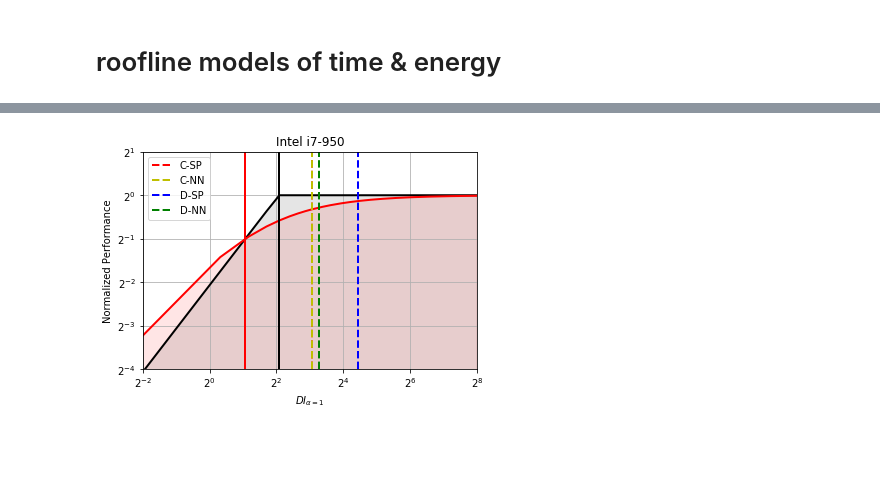
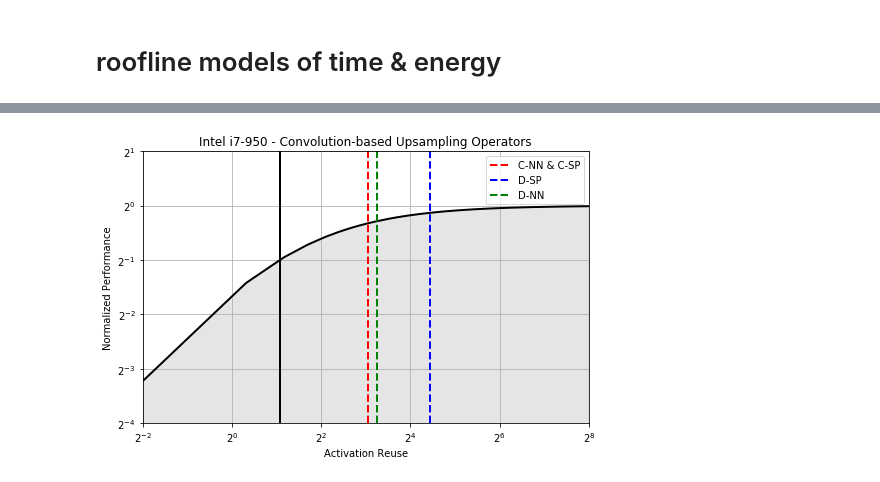
Before and after one commit to icolbert/upsampling, a Jupyter notebook: Comparing Optimization Criteria for Convolution-based Upsampling.ipynb, the cells around one changed output, grey strips where cells are left out. Drawn from its saved outputs; the diff is of its cells as text; code cells hidden in the pictures; blank space fills up the shorter version.

Commit message:
Update data reuse arithmetic

```diff
--- a/Comparing Optimization Criteria for Convolution-based Upsampling.ipynb
+++ b/Comparing Optimization Criteria for Convolution-based Upsampling.ipynb
@@ -457,43 +704,107 @@ H = 1024
 K = 3
 C = 3
 
 Bt = 4.2 # 32-bit
 Be = 2.1 # 32-bit
 
 I = np.arange(0.25, 256)
 T = np.minimum(1, I/Bt) # time throughput model
 E = 1 / (1 + (Be / I))
 
-plt.figure()
+plt.figure(figsize=(8,5))
 
-plt.plot(I, T, linewidth=2, color='k')
-plt.fill_between(I, 0, T, color='k', alpha=0.1)
-plt.plot(I, E, linewidth=2, color='r')
-plt.fill_between(I, 0, E, color='r', alpha=0.1)
+# plt.plot(I, T, linewidth=2, color='k')
+# plt.fill_between(I, 0, T, color='k', alpha=0.1)
+plt.plot(I, E, linewidth=2, color='k')
+plt.fill_between(I, 0, E, color='k', alpha=0.1)
 
-plt.axvline(Bt, linewidth=2, color='k')
-plt.axvline(Be, linewidth=2, color='r')
+# plt.axvline(Bt, linewidth=2, color='k')
+plt.axvline(Be, linewidth=2, color='k')
 
-macs, _, activations = sub_pixel_convolution_data_reuse_patterns(r=r, H=H, K=K, C=C)
-plt.axvline(macs / activations, linestyle='--', linewidth=2, color='r', label="C-SP")
+# macs, _, activations = sub_pixel_convolution_data_reuse_patterns(r=r, H=H, K=K, C=C)
+# plt.axvline(macs / activations, linestyle='--', linewidth=2, color='r', label="C-SP")
 macs, _, activations = NN_resize_convolution_data_reuse_patterns(r=r, H=H, K=K, C=C)
-plt.axvline(macs / activations, linestyle='--', linewidth=2, color='y', label="C-NN")
+plt.axvline(macs / activations, linestyle='--', linewidth=2, color='r', label="C-NN & C-SP")
 macs, _, activations = reverse_looping_deconvolution_data_reuse_patterns(r=r, H=H, K=K, C=C, original_operator="D-SP")
 plt.axvline(macs / activations, linestyle='--', linewidth=2, color='b', label="D-SP")
 macs, _, activations = reverse_looping_deconvolution_data_reuse_patterns(r=r, H=H, K=K, C=C, original_operator="D-NN")
 plt.axvline(macs / activations, linestyle='--', linewidth=2, color='g', label="D-NN")
 
 plt.legend(loc='best')
 
-plt.title("Intel i7-950")
+plt.title("Intel i7-950 - Convolution-based Upsampling Operators")
 plt.xscale("log", basex=2)
 plt.yscale("log", basey=2)
 plt.grid()
 plt.xlim(0.25, 256)
 plt.ylim(2**(-4), 2)
 plt.ylabel("Normalized Performance")
-plt.xlabel(r"$DI_{\alpha=1}$")
+plt.xlabel("Activation Reuse")
 plt.savefig("../figures/data_reuse/conv-upsample-ops-roofline-i7-950.png")
 plt.show()
+
+# ------------------------------------------------------------------------------------------------------------------ #
+
+plt.figure(figsize=(8,5))
+
+# plt.plot(I, T, linewidth=2, color='k')
+# plt.fill_between(I, 0, T, color='k', alpha=0.1)
+plt.plot(I, E, linewidth=2, color='k')
+plt.fill_between(I, 0, E, color='k', alpha=0.1)
+
+# plt.axvline(Bt, linewidth=2, color='k')
+plt.axvline(Be, linewidth=2, color='k')
+
+macs, _, activations = reverse_looping_deconvolution_data_reuse_patterns(r=r, H=H, K=K, C=C, original_operator="D-SP")
+plt.axvline(macs / activations, linestyle='--', linewidth=2, color='b', label="REVD2 (D-DSP)")
+_, _, activations = transforming_deconvolution_to_convolution_data_reuse_patterns(r=r, H=H, K=K, C=C, original_operator="D-SP")
+plt.axvline(macs / activations, linestyle='--', linewidth=2, color='r', label="TDC (D-SP)")
+_, _, activations = fractionally_strided_deconvolution_data_reuse_patterns(r=r, H=H, K=K, C=C, original_operator="D-SP")
+plt.axvline(macs / activations, linestyle='--', linewidth=2, color='g', label="STRD (D-SP)")
+
+plt.legend(loc='best')
+
+plt.title("Intel Core i7-950 - Deconvolution Algorithms (D-SP)")
+plt.xscale("log", basex=2)
+plt.yscale("log", basey=2)
+plt.grid()
+plt.xlim(0.25, 256)
+plt.ylim(2**(-4), 2)
+plt.ylabel("Normalized Performance")
+plt.xlabel("Activation Reuse")
+plt.savefig("../figures/data_reuse/conv-upsample-ops-roofline-i7-950-D-SP.png")
+plt.show()
+
+# ------------------------------------------------------------------------------------------------------------------ #
+
+plt.figure(figsize=(8,5))
+
+# plt.plot(I, T, linewidth=2, color='k')
+# plt.fill_between(I, 0, T, color='k', alpha=0.1)
+plt.plot(I, E, linewidth=2, color='k')
+plt.fill_between(I, 0, E, color='k', alpha=0.1)
+
+# plt.axvline(Bt, linewidth=2, color='k')
+plt.axvline(Be, linewidth=2, color='k')
+
+macs, _, activations = reverse_looping_deconvolution_data_reuse_patterns(r=r, H=H, K=K, C=C, original_operator="D-NN")
+plt.axvline(macs / activations, linestyle='--', linewidth=2, color='b', label="REVD2 (D-NN)")
+_, _, activations = transforming_deconvolution_to_convolution_data_reuse_patterns(r=r, H=H, K=K, C=C, original_operator="D-NN")
+plt.axvline(macs / activations, linestyle='--', linewidth=2, color='r', label="TDC (D-NN)")
+_, _, activations = fractionally_strided_deconvolution_data_reuse_patterns(r=r, H=H, K=K, C=C, original_operator="D-NN")
+plt.axvline(macs / activations, linestyle='--', linewidth=2, color='g', label="STRD (D-NN)")
+
+plt.legend(loc='best')
+
+plt.title("Intel Core i7-950 - Deconvolution Algorithms (D-NN)")
+plt.xscale("log", basex=2)
+plt.yscale("log", basey=2)
+plt.grid()
+plt.xlim(0.25, 256)
+plt.ylim(2**(-4), 2)
+plt.ylabel("Normalized Performance")
+plt.xlabel("Activation Reuse")
+plt.savefig("../figures/data_reuse/conv-upsample-ops-roofline-i7-950-D-NN.png")
+plt.show()
 # %% [output]
-[figure, old version]
+[figure, new version]
```
Also changed, not shown: parts of 26 cells of this notebook, 1 other file.
